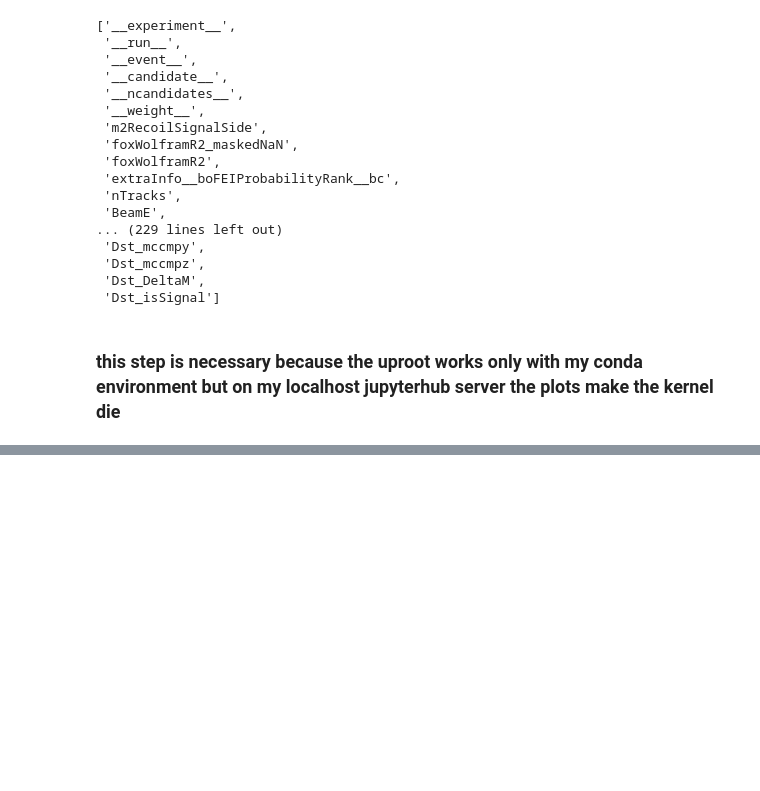
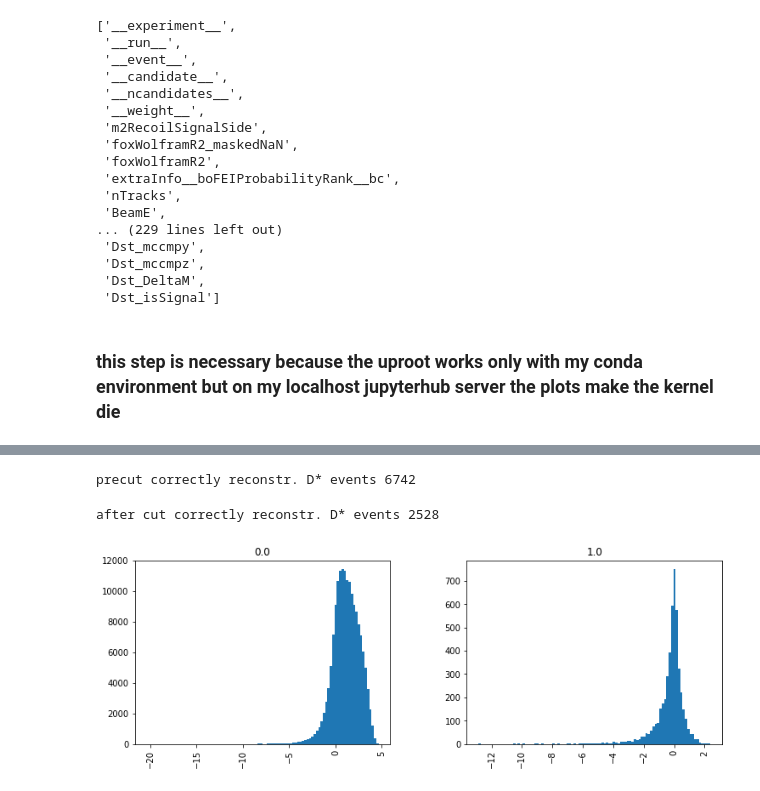
Before and after one commit to axelHeim/MCstudies, a Jupyter notebook: Dstlnu_Bt_generic/recreateGiannasPlot/offlineAnalysis_GiannasPlot.ipynb, the cells around one changed output, grey strips where cells are left out. Saved outputs shown, nothing was run; the diff lists cells and outputs as text; code cells hidden in the pictures; blank space fills up the shorter version.

```diff
--- a/Dstlnu_Bt_generic/recreateGiannasPlot/offlineAnalysis_GiannasPlot.ipynb
+++ b/Dstlnu_Bt_generic/recreateGiannasPlot/offlineAnalysis_GiannasPlot.ipynb
@@ -95,0 +175,12 @@ cut_df = cut_df[(cut_df.Dst_pt < 2.4) & (cut_df.lep_pt > 1.0)] # cut on l and D*
+# %%
+print("precut correctly reconstr. D* events",df[(df["Dst_isSignal"] == 1)].shape[0])
+# %% [output]
+precut correctly reconstr. D* events 6742
+# %%
+print("after cut correctly reconstr. D* events",cut_df[(cut_df["Dst_isSignal"] == 1)].shape[0])
+# %% [output]
+after cut correctly reconstr. D* events 2528
+# %%
+hist = df.hist("m2RecoilSignalSide", bins=100, figsize=(12,4), by="dau1_isSignal") # dau1 = B-sig; dau1_isSignal = acceptMissingNeutrino
+# %% [output]
+[figure, added]
```
Also changed, not shown: parts of 25 cells of this notebook, 10 other files.
